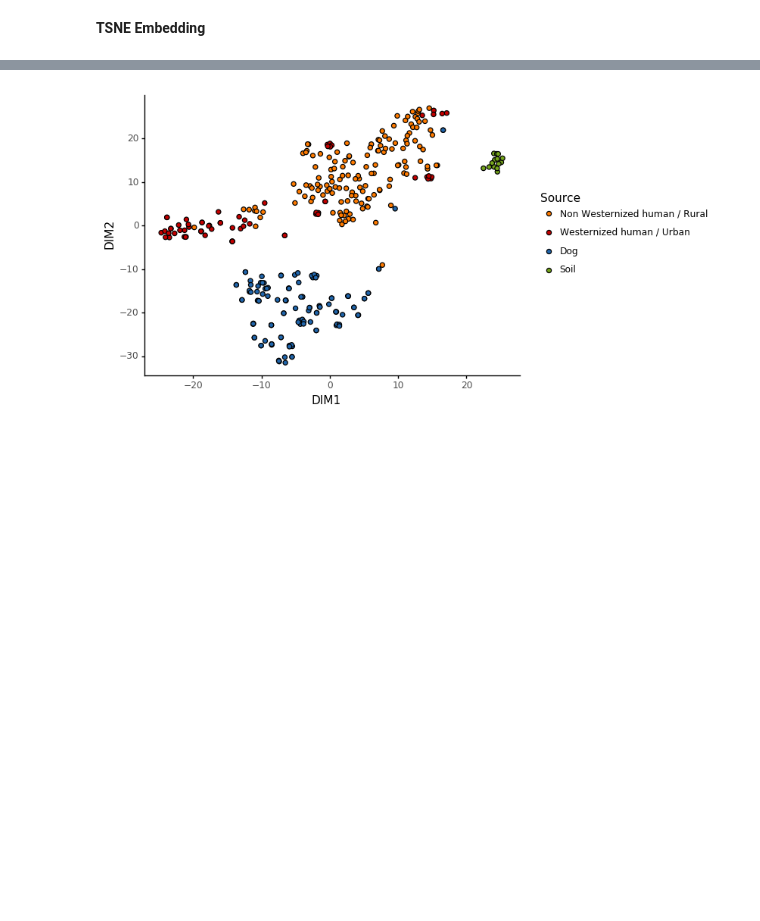
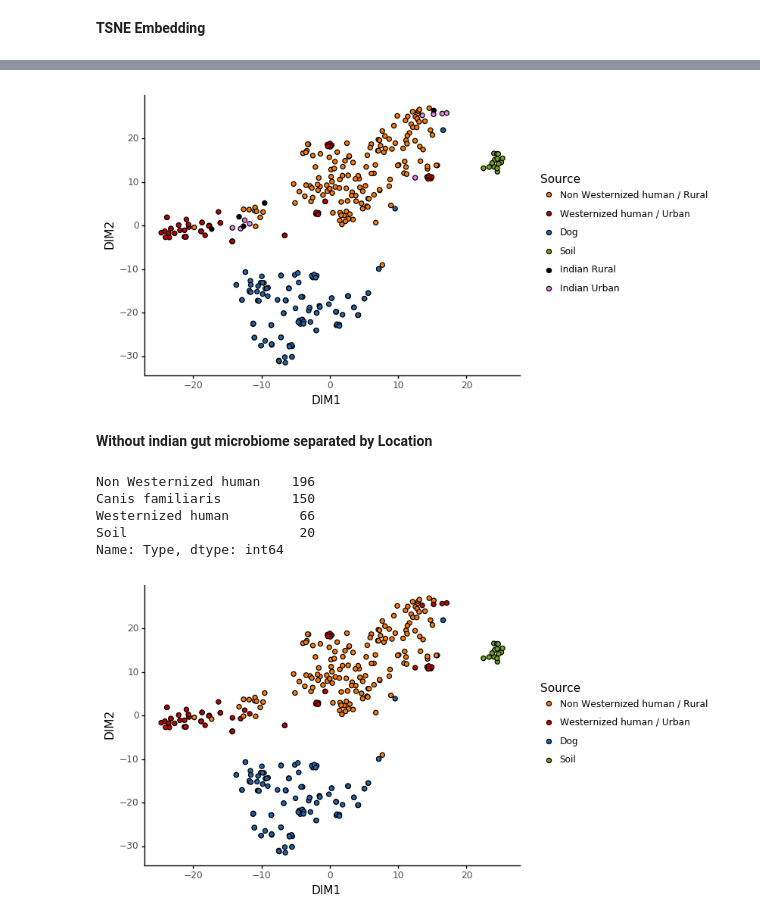
Before and after one commit to maxibor/coproid-article, a Jupyter notebook: figures/figure3/figure3.ipynb, the cells around one changed output, grey strips where cells are left out. Saved outputs shown, nothing was run; the diff lists cells and outputs as text; code cells hidden in the pictures; blank space fills up the shorter version.

Commit message:
account for indian gut metadata

```diff
--- a/figures/figure3/figure3.ipynb
+++ b/figures/figure3/figure3.ipynb
@@ -106,0 +129,2 @@ train_embed_plot = pd.read_csv("results/train_embed_plot.csv", index_col=0)
+# %%
+train_embed_plot['Type'] = pd.Categorical(train_embed_plot['Type'], categories=['Non Westernized human / Rural', 'Westernized human / Urban','Dog', 'Soil', 'Indian Rural','Indian Urban'], ordered=True)
@@ -107 +141,10 @@ train_embed_plot = pd.read_csv("results/train_embed_plot.csv", index_col=0)
+# %%
+p = ggplot(train_embed_plot, aes(x='DIM1',y='DIM2')) + geom_point(aes(fill='Type'), stroke=0.5, color='black', size = 2)
+p = p + scale_fill_manual(name = 'Source', values = {"Dog":"#2166ac", "Non Westernized human / Rural":"#ff7b00", "Westernized human / Urban":"#c40000", "Soil":"#75a51c", 'Indian Urban':'violet', 'Indian Rural':'black'}) + theme_classic()
+p.draw()
+p.save('results/figure3A_with_indians.png', dpi=300)
+# %% [output]
+[figure, added]
+# %% [markdown]
+**Without indian gut microbiome separated by Location**
 # %%
@@ -109,0 +160,8 @@ train_embed_plot['Type'] = pd.Categorical(train_embed_plot['Type'], categories=[
+# %%
+source_labels['Type'].value_counts()
+# %% [output]
+Non Westernized human    196
+Canis familiaris         150
+Westernized human         66
+Soil                      20
+Name: Type, dtype: int64
```
Also changed, not shown: parts of 21 cells of this notebook, 5 other files.
